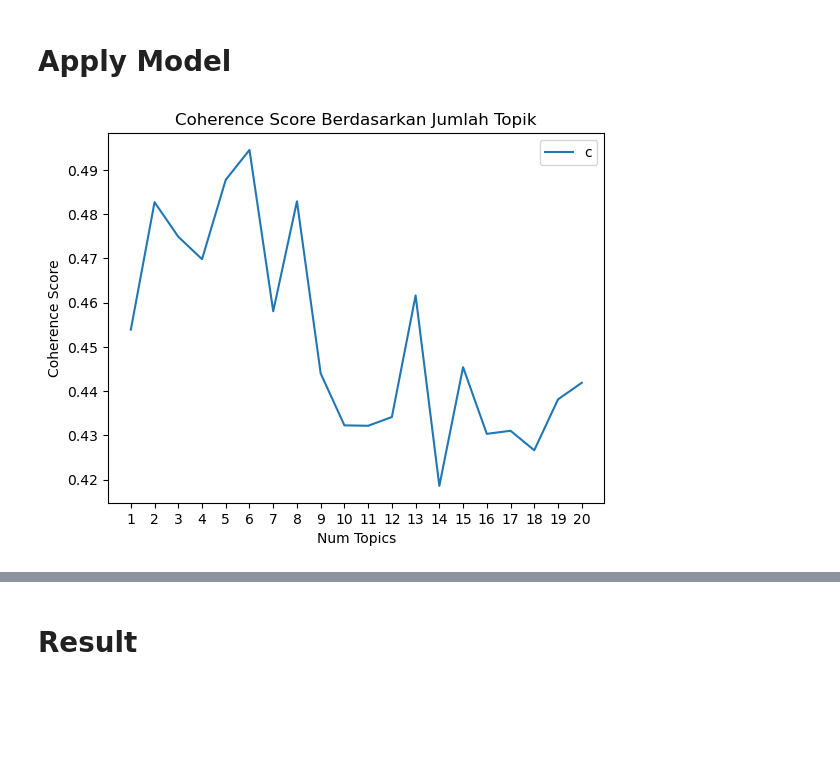
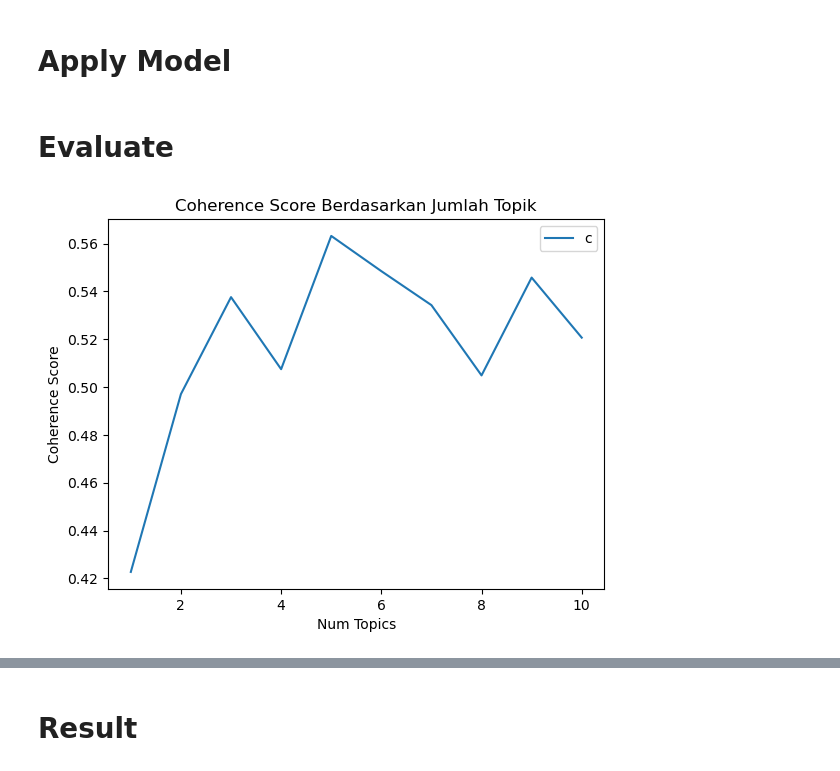
Before and after one commit to dzzlr/topic-modelling-tourism, a Jupyter notebook: notebook/topic-modelling-lda.ipynb, the cells around one changed output, grey strips where cells are left out. Drawn from its saved outputs; the diff is of its cells as text; code cells hidden in the pictures; blank space fills up the shorter version.

```diff
--- a/notebook/topic-modelling-lda.ipynb
+++ b/notebook/topic-modelling-lda.ipynb
@@ -183,0 +156,16 @@ stop_words = StopWordRemoverFactory().get_stop_words()## Stopwords removal
+# %%
+stop_words = StopWordRemoverFactory().get_stop_words()
+extend_stopword = [
+    'pas', 'yg', 'tp', 'rb', 'km', 'tp', 'dg', 'dr',
+    'bagu','bagus','bagusnya',
+    'banyaknya','banyakny','banyak',
+    'jlan','jalan',
+    'masuk','tempat',
+    'atas','sana','karna','sama','saya','sudah','udah','mungkin', 'tuji','jadi','saja','sini','kalo','kalau',
+    'untuk','semua','buat','bisa','cuma','sangat','buat','unutk','paling','cukup','naik','ribu','sekali',
+    'benar','kesini','turun','sera','sayangny','anjur','mending','dapat', 'punya','mana','sekitar',
+    'dapet','coba','bukan','sebut','sampe','tuju','hingga','beberapa','banget',
+    'utk','gak','adl','dll','coba','klo','nya','pas','per','bnr','udh','lua','aja','bgt','lalu','krn','mau',
+]
+
+stop_words += extend_stopword
@@ -378,16 +303,16 @@ wordcloud.to_image()
 texts = df['tokens'].apply(lambda x: word_tokenize(x))
 texts = texts.reset_index(drop=True)
 # %%
-bigram = Phrases(texts, min_count=10)
-trigram = Phrases(bigram[texts])
+# bigram = Phrases(texts, min_count=10)
+# trigram = Phrases(bigram[texts])
 
-for idx in range(len(texts)):
-    for token in bigram[texts[idx]]:
-        if '_' in token:
-            texts[idx].append(token)
-    for token in trigram[texts[idx]]:
-        if '_' in token:
-            texts[idx].append(token)
+# for idx in range(len(texts)):
+#     for token in bigram[texts[idx]]:
+#         if '_' in token:
+#             texts[idx].append(token)
+#     for token in trigram[texts[idx]]:
+#         if '_' in token:
+#             texts[idx].append(token)
 # %% [markdown]
 ## Create corpus
 # %%
@@ -429,24 +354,26 @@ def compute_coherence_values(id2word, corpus, texts, start, limit, step):
     return model_list, coherence_values
 # %%
 START = 1
-LIMIT = 21
+LIMIT = 11
 STEP = 1
 
 model_list, coherence_values = compute_coherence_values(
     id2word=id2word, corpus=corpus, texts=texts, start=START, limit=LIMIT, step=STEP)
+# %% [markdown]
+# Evaluate
 # %%
 x = range(START, LIMIT, STEP)
 plt.plot(x, coherence_values)
 plt.title('Coherence Score Berdasarkan Jumlah Topik')
 plt.xlabel('Num Topics')
 plt.ylabel('Coherence Score')
-plt.xticks(range(min(x), max(x)+1))
+# plt.xticks(range(min(x), max(x)+1))
 # plt.xlim(1, LIMIT-1)
 # plt.xticks(coherence_values, x)
 plt.legend(('coherence_values'), loc='best')
 plt.show()
 # %% [output]
-[figure, old version]
+[figure, new version]
 # %%
 # Print the coherence scores
 for m, cv in zip(x, coherence_values):
```
Also changed, not shown: parts of 41 cells of this notebook, 1 other file.
